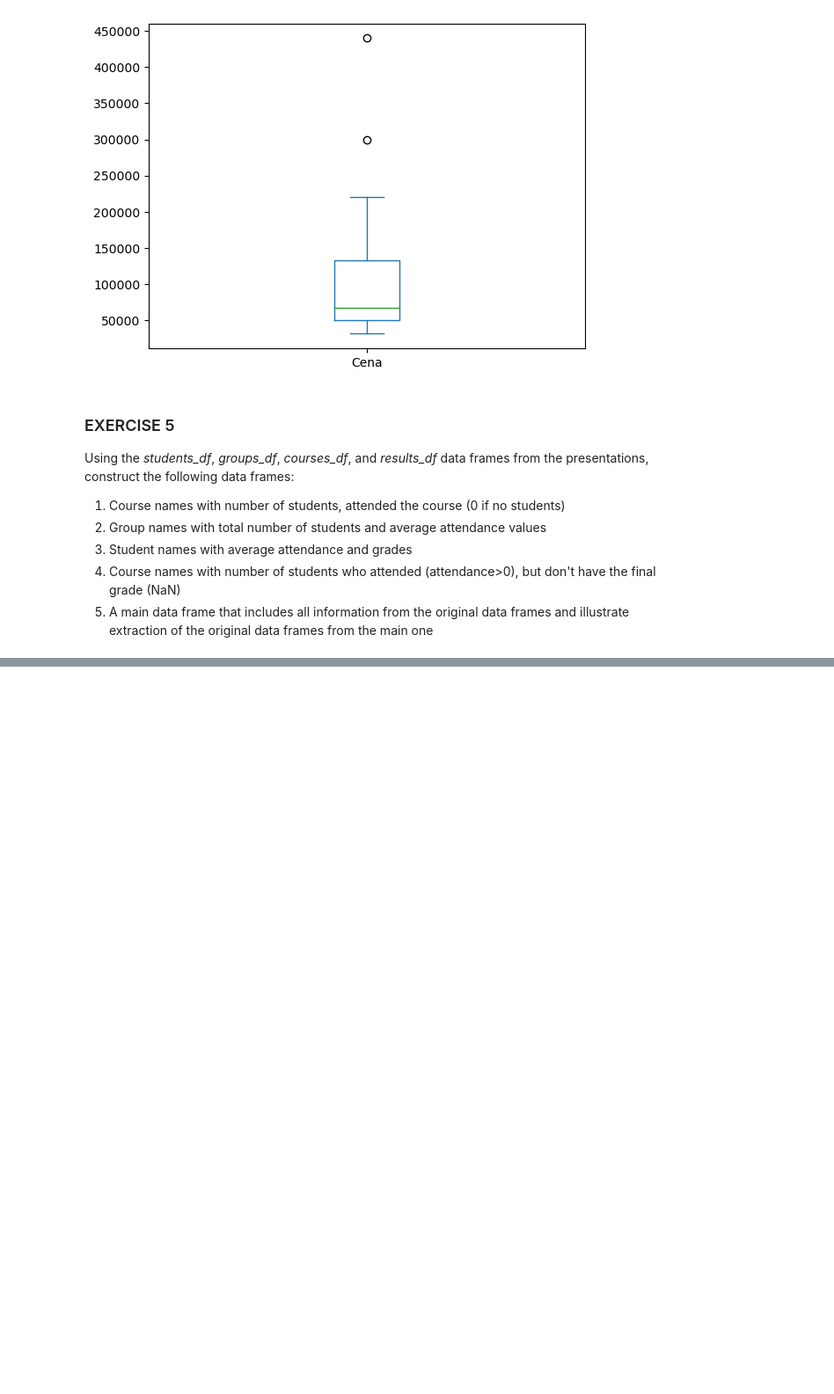
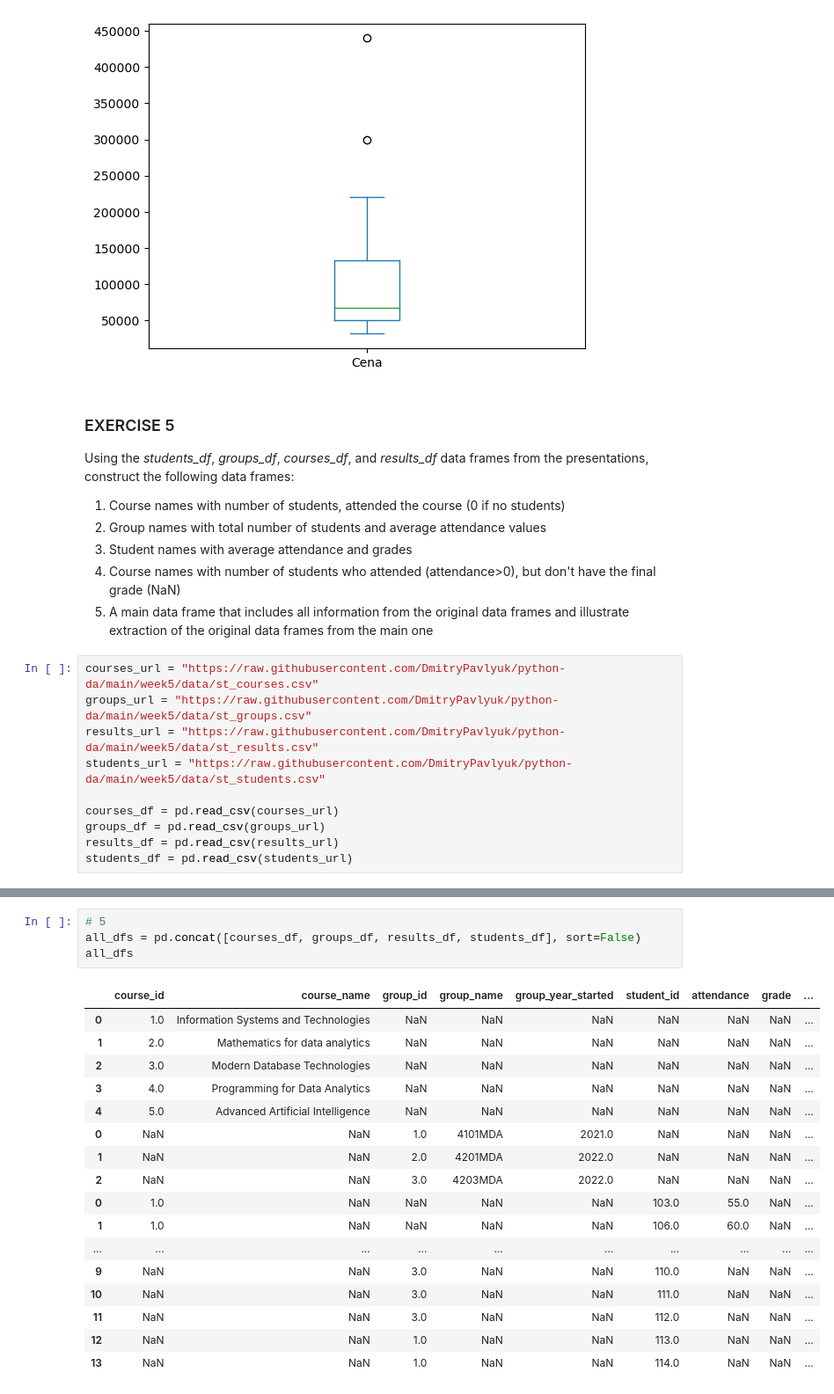
Before and after one commit to Takosaga/fall_23, a Jupyter notebook: programming_for_data_analytics/Gamez_lab5.ipynb, the cells around one changed output, grey strips where cells are left out. Shown: that part at 88% size. Cells and saved outputs as stored; diff of their text form; blank space fills up the shorter version.

Commit message:
feat: finished week5

```diff
--- a/programming_for_data_analytics/Gamez_lab5.ipynb
+++ b/programming_for_data_analytics/Gamez_lab5.ipynb
@@ -392,3 +392,13 @@ Using the _students_df_, _groups_df_, _courses_df_, and _results_df_ data frames
 3. Student names with average attendance and grades
 4. Course names with number of students who attended (attendance>0), but don't have the final grade (NaN)
 5. A main data frame that includes all information from the original data frames and illustrate extraction of the original data frames from the main one
+# %%
+courses_url = "https://raw.githubusercontent.com/DmitryPavlyuk/python-da/main/week5/data/st_courses.csv"
+groups_url = "https://raw.githubusercontent.com/DmitryPavlyuk/python-da/main/week5/data/st_groups.csv"
+results_url = "https://raw.githubusercontent.com/DmitryPavlyuk/python-da/main/week5/data/st_results.csv"
+students_url = "https://raw.githubusercontent.com/DmitryPavlyuk/python-da/main/week5/data/st_students.csv"
+
+courses_df = pd.read_csv(courses_url)
+groups_df = pd.read_csv(groups_url)
+results_df = pd.read_csv(results_url)
+students_df = pd.read_csv(students_url)
@@ -394,0 +481,22 @@ Using the _students_df_, _groups_df_, _courses_df_, and _results_df_ data frames
+# %%
+# 5
+all_dfs = pd.concat([courses_df, groups_df, results_df, students_df], sort=False)
+all_dfs
+# %% [output]
+|  | course_id | course_name | group_id | group_name | group_year_started | student_id | attendance | grade | ... |
+| 0 | 1.0 | Information Systems and Technologies | NaN | NaN | NaN | NaN | NaN | NaN | ... |
+| 1 | 2.0 | Mathematics for data analytics | NaN | NaN | NaN | NaN | NaN | NaN | ... |
+| 2 | 3.0 | Modern Database Technologies | NaN | NaN | NaN | NaN | NaN | NaN | ... |
+| 3 | 4.0 | Programming for Data Analytics | NaN | NaN | NaN | NaN | NaN | NaN | ... |
+| 4 | 5.0 | Advanced Artificial Intelligence | NaN | NaN | NaN | NaN | NaN | NaN | ... |
+| 0 | NaN | NaN | 1.0 | 4101MDA | 2021.0 | NaN | NaN | NaN | ... |
+| 1 | NaN | NaN | 2.0 | 4201MDA | 2022.0 | NaN | NaN | NaN | ... |
+| 2 | NaN | NaN | 3.0 | 4203MDA | 2022.0 | NaN | NaN | NaN | ... |
+| 0 | 1.0 | NaN | NaN | NaN | NaN | 103.0 | 55.0 | NaN | ... |
+| 1 | 1.0 | NaN | NaN | NaN | NaN | 106.0 | 60.0 | NaN | ... |
+| ... | ... | ... | ... | ... | ... | ... | ... | ... | ... |
+| 9 | NaN | NaN | 3.0 | NaN | NaN | 110.0 | NaN | NaN | ... |
+| 10 | NaN | NaN | 3.0 | NaN | NaN | 111.0 | NaN | NaN | ... |
+| 11 | NaN | NaN | 3.0 | NaN | NaN | 112.0 | NaN | NaN | ... |
+| 12 | NaN | NaN | 1.0 | NaN | NaN | 113.0 | NaN | NaN | ... |
+| 13 | NaN | NaN | 1.0 | NaN | NaN | 114.0 | NaN | NaN | ... |
```
Also changed, not shown: parts of 8 cells of this notebook.
